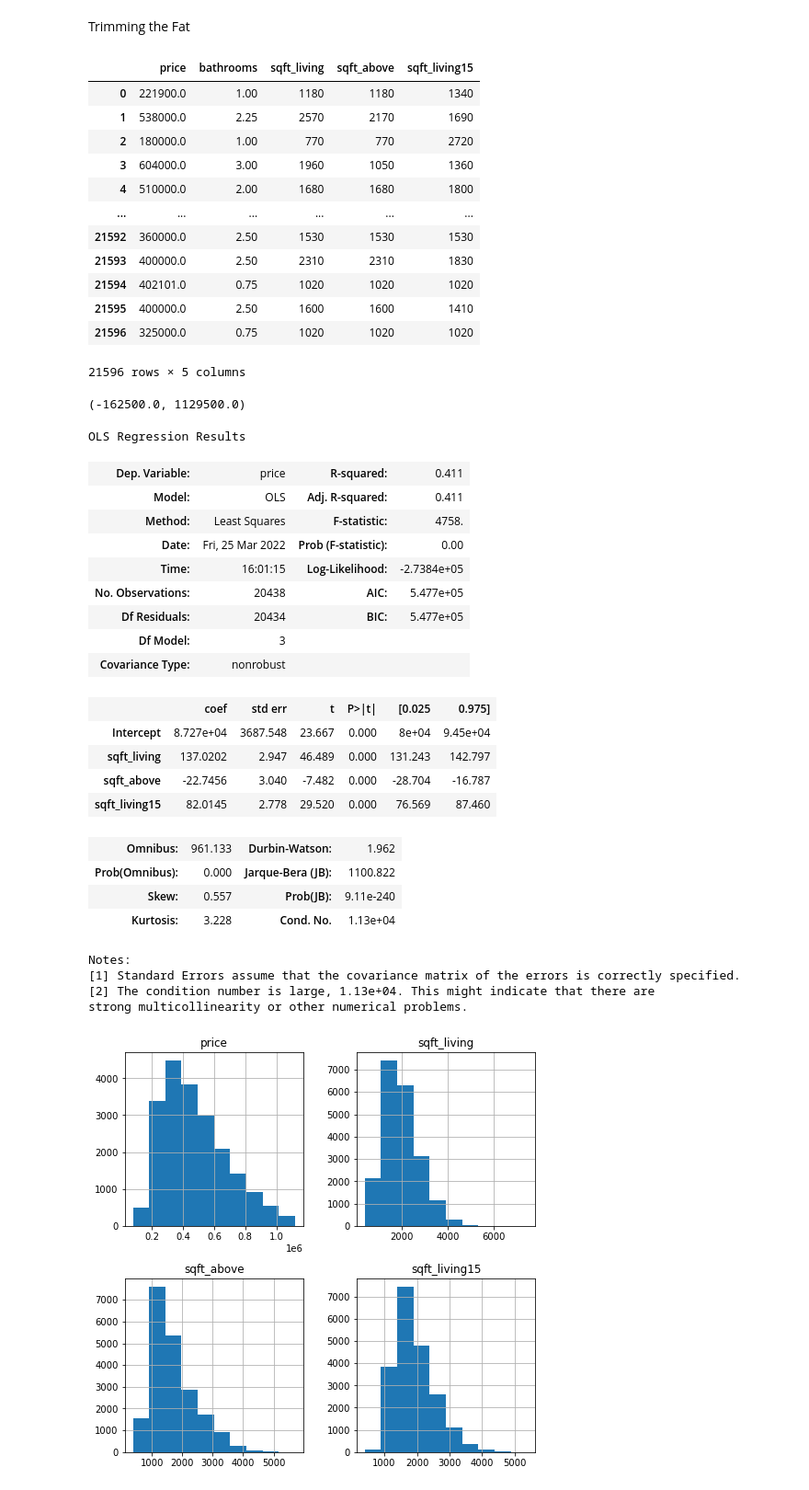
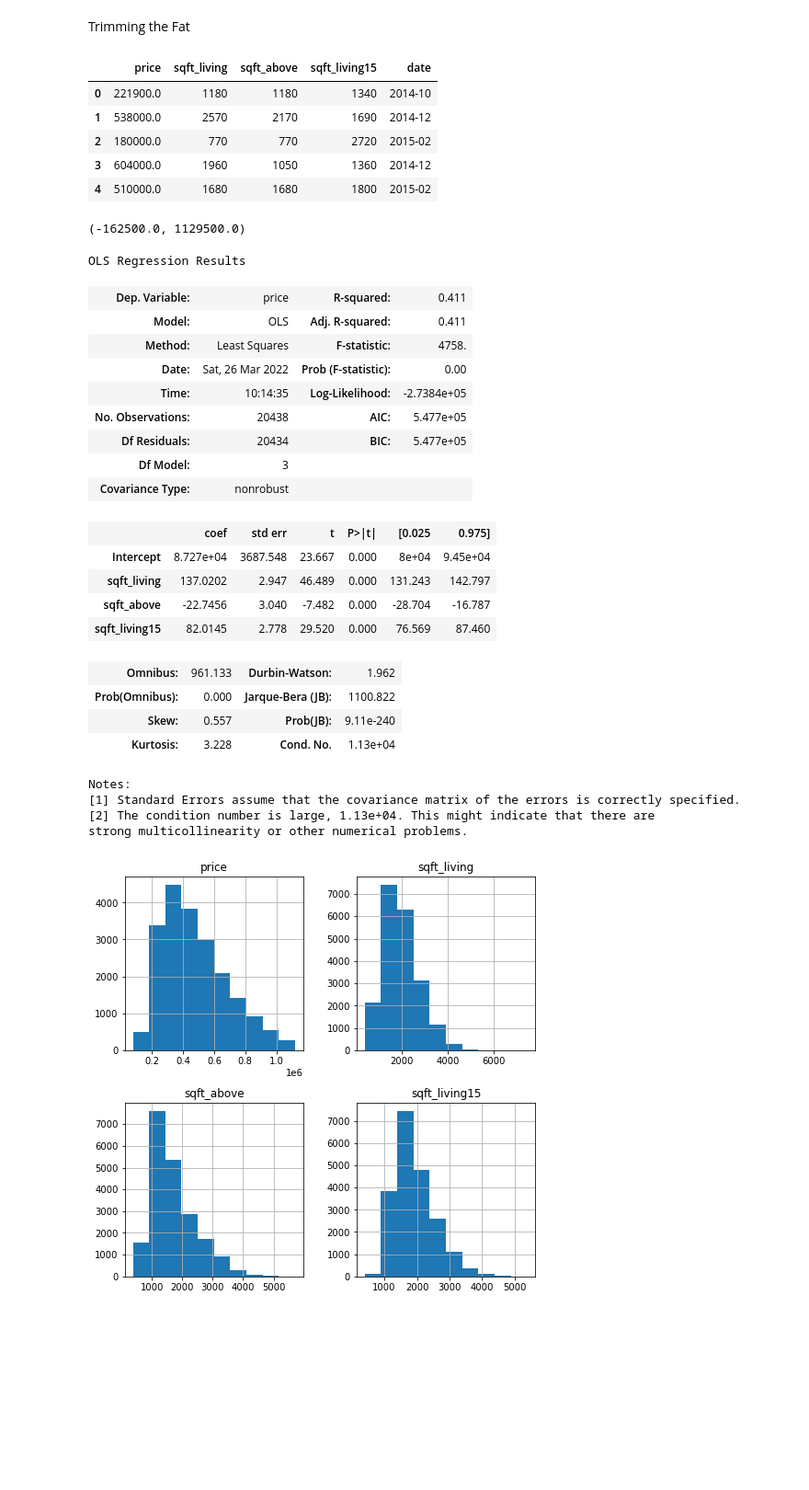
Before and after one commit to ssaeed85/dsc-ph2-KingsCountyRealEstate, a Jupyter notebook: Workspace/Zach/Untitled.ipynb, the cells around one changed output. Shown at 92% size. Cells and saved outputs as stored; diff of their text form; code cells hidden in the pictures; blank space fills up the shorter version.

```diff
--- a/Workspace/Zach/Untitled.ipynb
+++ b/Workspace/Zach/Untitled.ipynb
@@ -99,0 +75,3 @@ df = df[df['bedrooms'] <=30].copy()
+# %%
+df['date'] = pd.to_datetime(df['date'], infer_datetime_format=True)
+df['date'] = df['date'].dt.strftime('%Y-%m')
@@ -175,7 +176,7 @@ id               0.016763
 Name: price, dtype: float64
 # %%
 df2 = df.filter(['price', 'bathrooms', 'sqft_living', 'sqft_above',
-       'sqft_living15'])
+       'sqft_living15', 'date'])
 # %% [markdown]
 Created df2 with items correlated with price with a correlation of >= .5
 # %%
@@ -583,21 +580,14 @@ Condition of home has a very weak correlation of .04 with a significance lower t
 # %% [markdown]
 Trimming the Fat
 # %%
-df2
+df2.head()
 # %% [output]
-|  | price | bathrooms | sqft_living | sqft_above | sqft_living15 |
-| 0 | 221900.0 | 1.00 | 1180 | 1180 | 1340 |
-| 1 | 538000.0 | 2.25 | 2570 | 2170 | 1690 |
-| 2 | 180000.0 | 1.00 | 770 | 770 | 2720 |
-| 3 | 604000.0 | 3.00 | 1960 | 1050 | 1360 |
-| 4 | 510000.0 | 2.00 | 1680 | 1680 | 1800 |
-| ... | ... | ... | ... | ... | ... |
-| 21592 | 360000.0 | 2.50 | 1530 | 1530 | 1530 |
-| 21593 | 400000.0 | 2.50 | 2310 | 2310 | 1830 |
-| 21594 | 402101.0 | 0.75 | 1020 | 1020 | 1020 |
-| 21595 | 400000.0 | 2.50 | 1600 | 1600 | 1410 |
-| 21596 | 325000.0 | 0.75 | 1020 | 1020 | 1020 |
+|  | price | sqft_living | sqft_above | sqft_living15 | date |
+| 0 | 221900.0 | 1180 | 1180 | 1340 | 2014-10 |
+| 1 | 538000.0 | 2570 | 2170 | 1690 | 2014-12 |
+| 2 | 180000.0 | 770 | 770 | 2720 | 2015-02 |
+| 3 | 604000.0 | 1960 | 1050 | 1360 | 2014-12 |
+| 4 | 510000.0 | 1680 | 1680 | 1800 | 2015-02 |
-21596 rows × 5 columns
 # %%
 price_q75, price_q25 = np.percentile(df2['price'],[75,25])
 intr_qrt = price_q75-price_q25
@@ -618,8 +608,8 @@ OLS Regression Results
 | Dep. Variable: | price | R-squared: | 0.411 |
 | Model: | OLS | Adj. R-squared: | 0.411 |
 | Method: | Least Squares | F-statistic: | 4758. |
-| Date: | Fri, 25 Mar 2022 | Prob (F-statistic): | 0.00 |
-| Time: | 16:01:15 | Log-Likelihood: | -2.7384e+05 |
+| Date: | Sat, 26 Mar 2022 | Prob (F-statistic): | 0.00 |
+| Time: | 10:14:35 | Log-Likelihood: | -2.7384e+05 |
 | No. Observations: | 20438 | AIC: | 5.477e+05 |
 | Df Residuals: | 20434 | BIC: | 5.477e+05 |
 | Df Model: | 3 |  |  |
```
Also changed, not shown: parts of 35 cells of this notebook.
